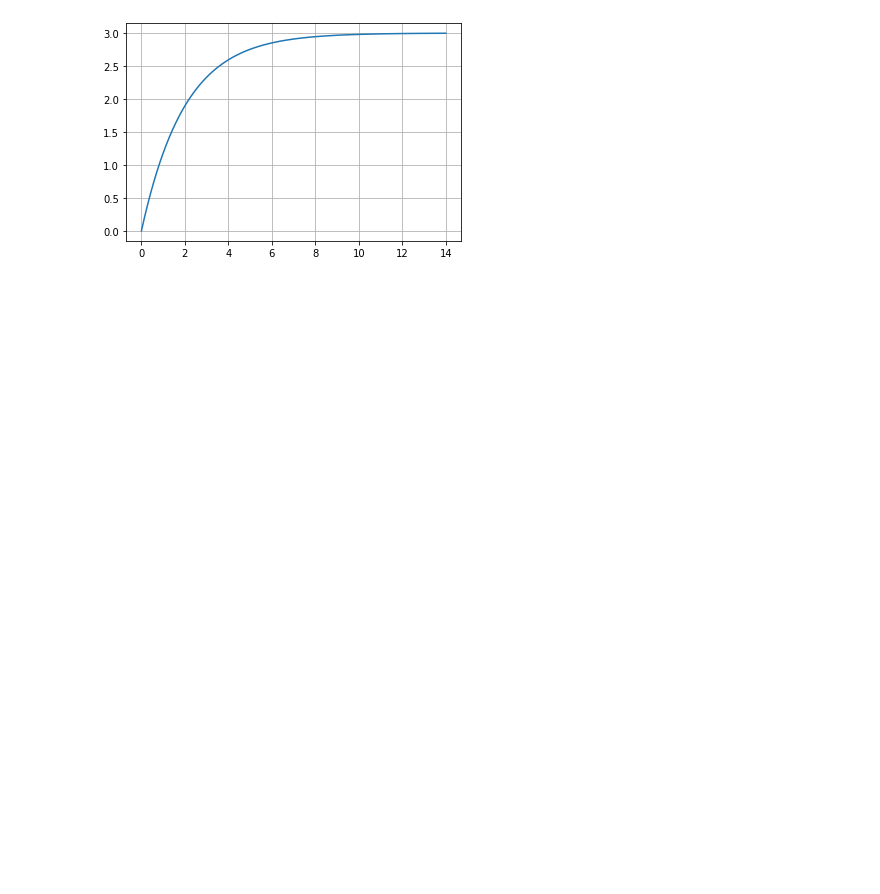
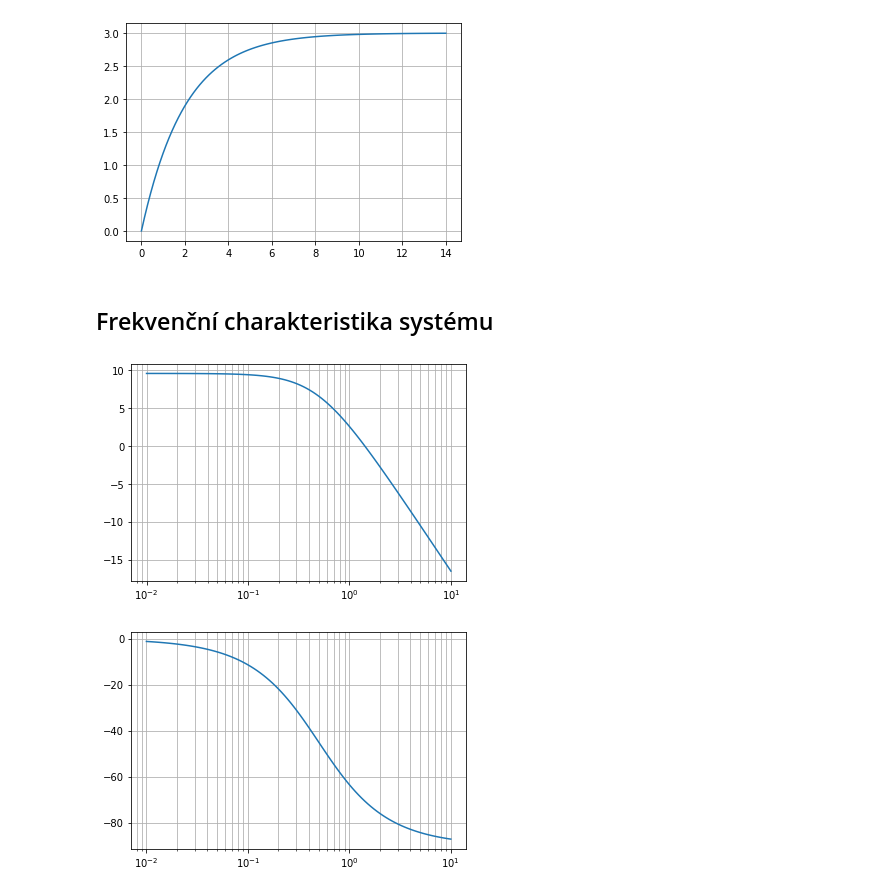
Before and after one commit to hrbolek/learning, a Jupyter notebook: automatic/control.ipynb, the cells around one changed output. Drawn from its saved outputs; the diff is of its cells as text; code cells hidden in the pictures; blank space fills up the shorter version.

```diff
--- a/automatic/control.ipynb
+++ b/automatic/control.ipynb
@@ -22,3 +27,18 @@ plt.plot(t, y)
 plt.grid(which='both')
 # %% [output]
 [figure]
+# %% [markdown]
+## Frekvenční charakteristika systému
+# %%
+w, mag, phase = signal.bode(sys)
+plt.figure()
+plt.semilogx(w, mag)    # Bode magnitude plot
+plt.grid(which='both')
+
+plt.figure()
+plt.semilogx(w, phase)  # Bode phase plot
+plt.grid(which='both')
+plt.show()
+# %% [output]
+[figure, added]
+[figure, added]
```
Also changed, not shown: parts of 6 cells of this notebook.
